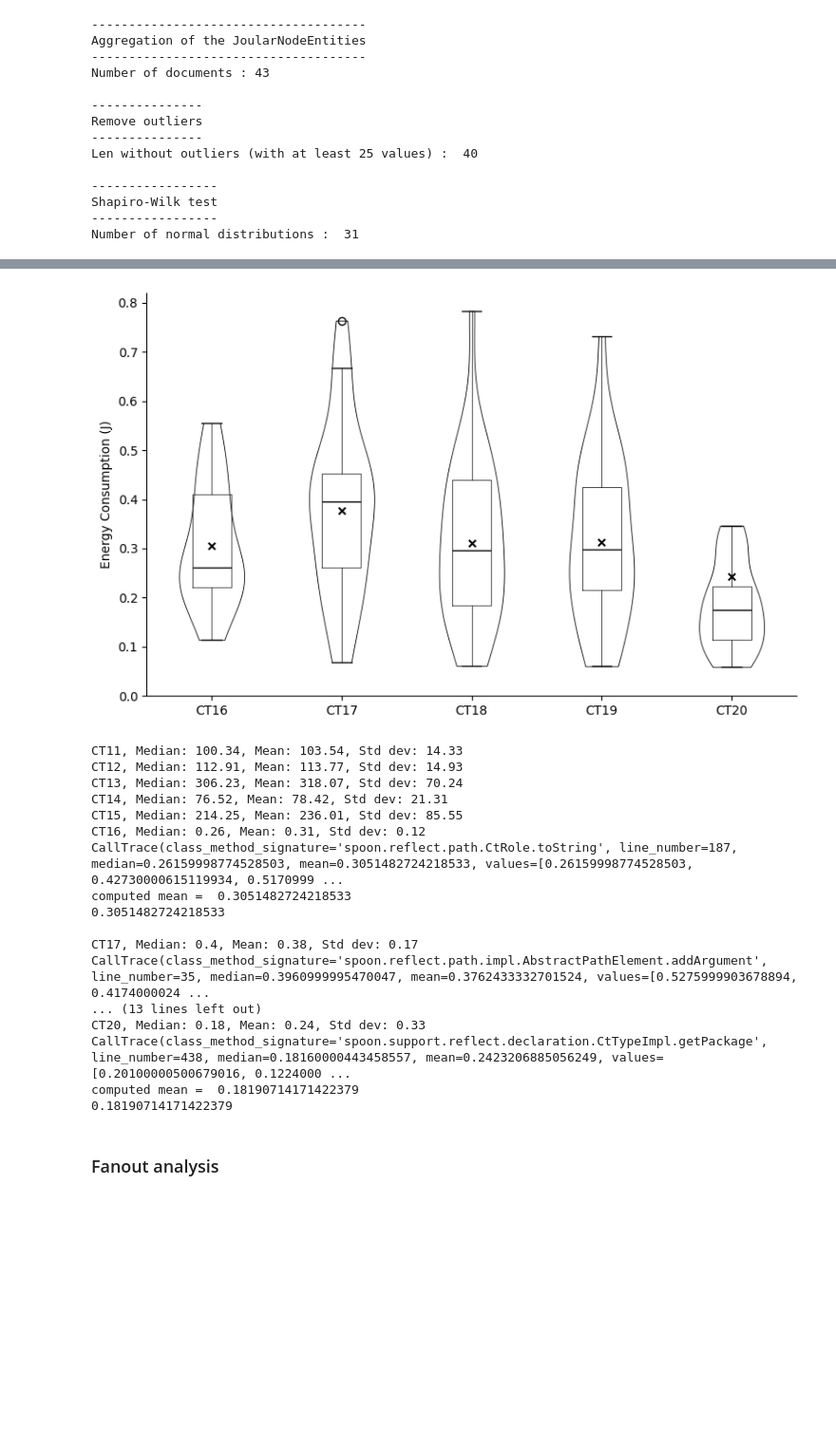
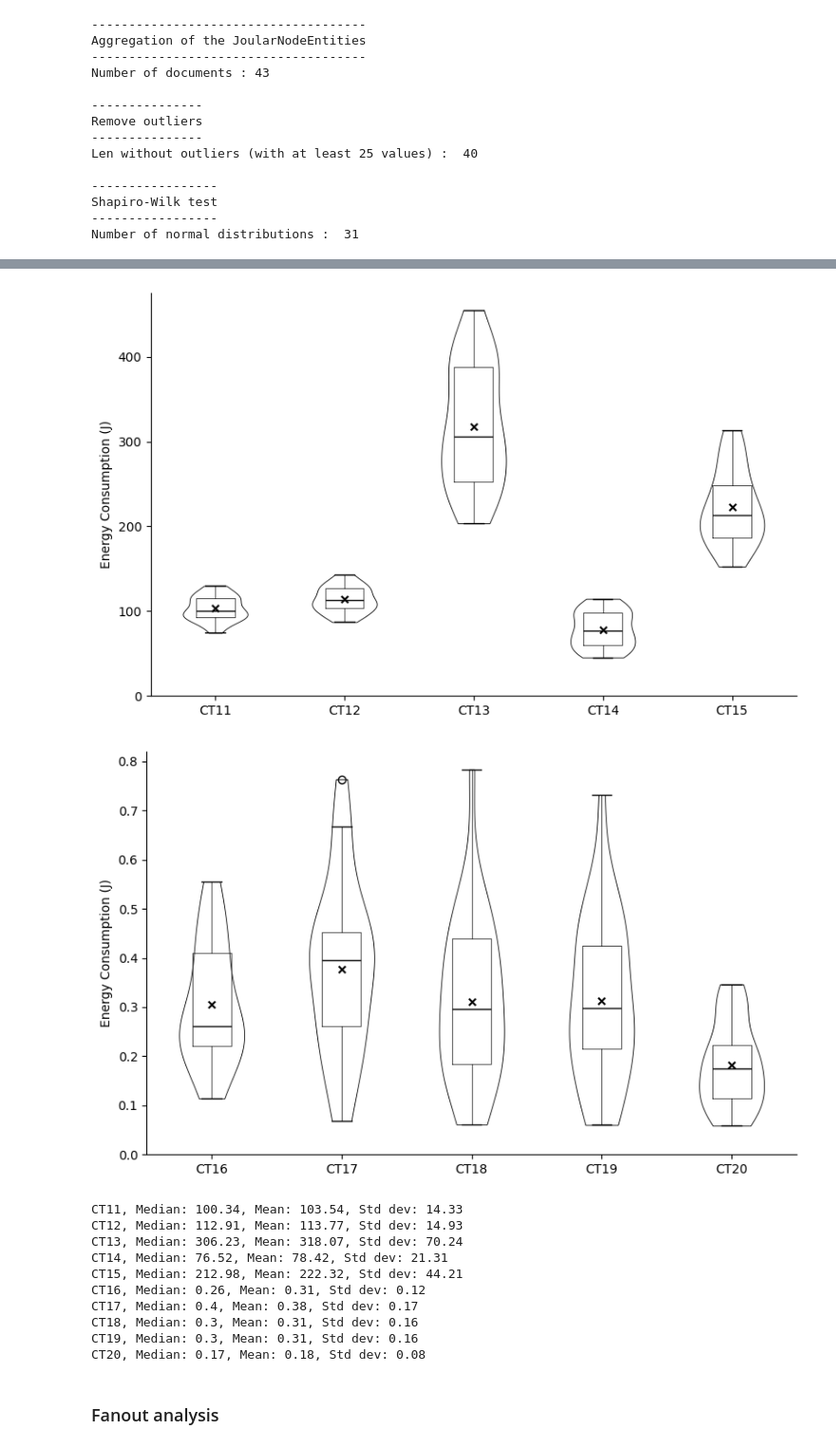
Before and after one commit to JeromeMaquoi/sentinel-notebook, a Jupyter notebook: analysis.ipynb, the cells around one changed output, grey strips where cells are left out. Shown at 95% size. Cells and saved outputs as stored; diff of their text form; code cells hidden in the pictures; blank space fills up the shorter version.

```diff
--- a/analysis.ipynb
+++ b/analysis.ipynb
@@ -78,5 +74,0 @@ highest_spoon.plot_quantiles(highest=True, save=False, begin_label=11)
-# %%
-lowest_spoon = data_spoon.filter_lowest(16)
-lowest_spoon.plot_quantiles(highest=False, save=False, begin_label=16)
-# %% [output]
-[figure, removed]
@@ -90,33 +75,28 @@ def compute_mean(values:list):
 # %%
-import numpy as np
+highest_spoon = data_spoon.filter_highest(15)
+highest_spoon.plot_quantiles(highest=True, save=True, begin_label=11)
+
+lowest_spoon = data_spoon.filter_lowest(16)
+lowest_spoon.plot_quantiles(highest=False, save=True, begin_label=16)
 
 for trace in highest_spoon.call_traces:
     print(f"{trace.label}, Median: {round(trace.median, 2)}, Mean: {round(trace.mean, 2)}, Std dev: {round(trace.std_dev, 2)}")
 
 for trace in lowest_spoon.call_traces:
     print(f"{trace.label}, Median: {round(trace.median, 2)}, Mean: {round(trace.mean, 2)}, Std dev: {round(trace.std_dev, 2)}")
-    print(trace)
-    print("computed mean = ", compute_mean(trace.values))
-    print(np.mean(trace.values))
-    print()
 # %% [output]
+[figure, added]
+[figure, added]
 CT11, Median: 100.34, Mean: 103.54, Std dev: 14.33
 CT12, Median: 112.91, Mean: 113.77, Std dev: 14.93
 CT13, Median: 306.23, Mean: 318.07, Std dev: 70.24
 CT14, Median: 76.52, Mean: 78.42, Std dev: 21.31
-CT15, Median: 214.25, Mean: 236.01, Std dev: 85.55
+CT15, Median: 212.98, Mean: 222.32, Std dev: 44.21
 CT16, Median: 0.26, Mean: 0.31, Std dev: 0.12
-CallTrace(class_method_signature='spoon.reflect.path.CtRole.toString', line_number=187, median=0.26159998774528503, mean=0.3051482724218533, values=[0.26159998774528503, 0.42730000615119934, 0.5170999 ...
-computed mean =  0.3051482724218533
-0.3051482724218533
-
 CT17, Median: 0.4, Mean: 0.38, Std dev: 0.17
-CallTrace(class_method_signature='spoon.reflect.path.impl.AbstractPathElement.addArgument', line_number=35, median=0.3960999995470047, mean=0.3762433332701524, values=[0.5275999903678894, 0.4174000024 ...
-... (13 lines left out)
-CT20, Median: 0.18, Mean: 0.24, Std dev: 0.33
-CallTrace(class_method_signature='spoon.support.reflect.declaration.CtTypeImpl.getPackage', line_number=438, median=0.18160000443458557, mean=0.2423206885056249, values=[0.20100000500679016, 0.1224000 ...
-computed mean =  0.18190714171422379
-0.18190714171422379
+CT18, Median: 0.3, Mean: 0.31, Std dev: 0.16
+CT19, Median: 0.3, Mean: 0.31, Std dev: 0.16
+CT20, Median: 0.17, Mean: 0.18, Std dev: 0.08
 # %% [markdown]
 ### Fanout analysis
 # %%
```
Also changed, not shown: parts of 9 cells of this notebook, 3 other files.
